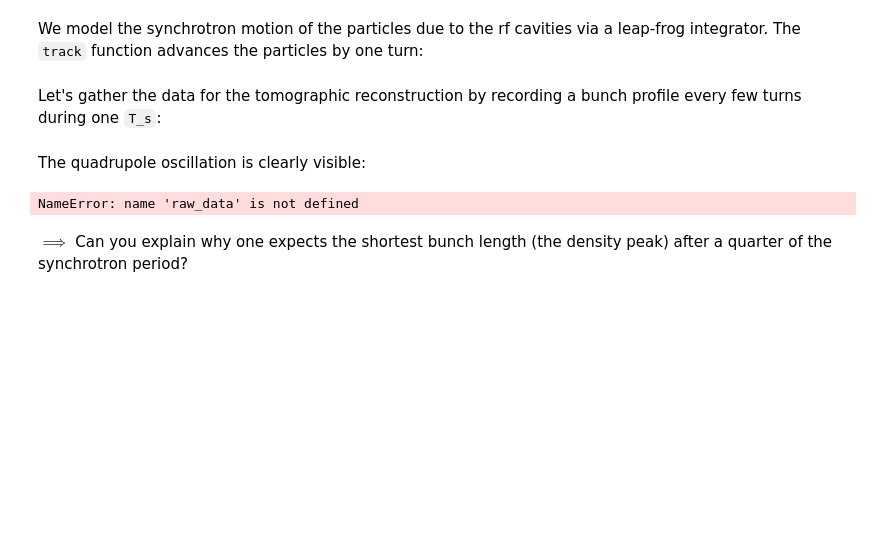
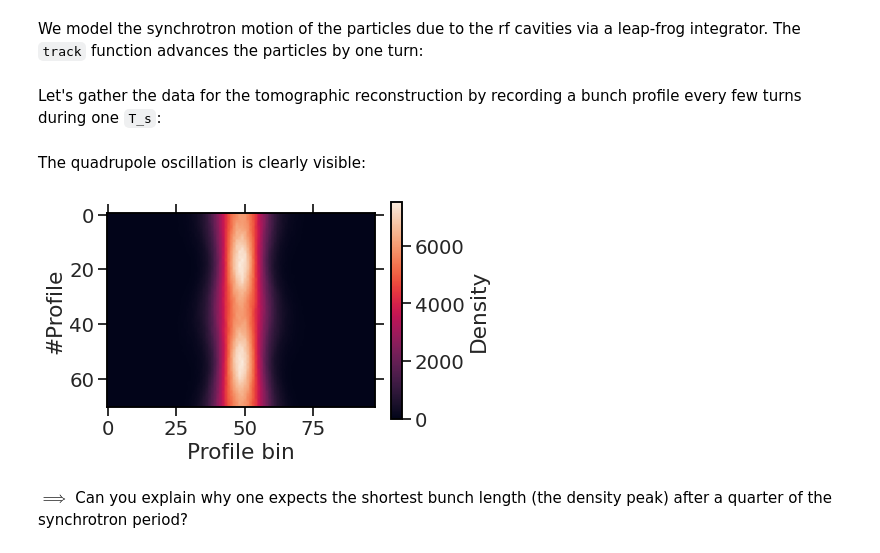
Before and after one commit to aoeftiger/TUDa-demo-lecture-tomo, a Jupyter notebook: acc-tomo.ipynb, the cells around one changed output. Drawn from its saved outputs; the diff is of its cells as text; code cells hidden in the pictures; blank space fills up the shorter version.

```diff
--- a/acc-tomo.ipynb
+++ b/acc-tomo.ipynb
@@ -158,9 +158,11 @@ for i in tqdm(range(1, 700 + 1)):
 The quadrupole oscillation is clearly visible:
 # %%
 plt.imshow(raw_data)
-plt.colorbar()
+plt.xlabel('Profile bin')
+plt.ylabel('#Profile')
+plt.colorbar(label='Density');
 # %% [output]
-NameError: name 'raw_data' is not defined
+[figure, added]
 # %% [markdown]
 $\implies$ Can you explain why one expects the shortest bunch length (the density peak) after a quarter of the synchrotron period?
 # %%
```
Also changed, not shown: parts of 12 cells of this notebook, 2 other files.
